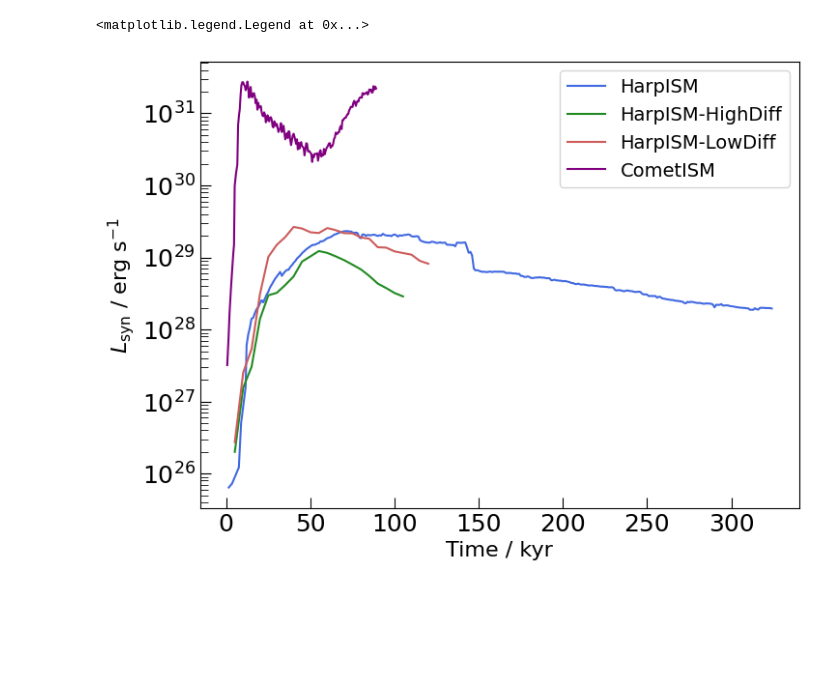
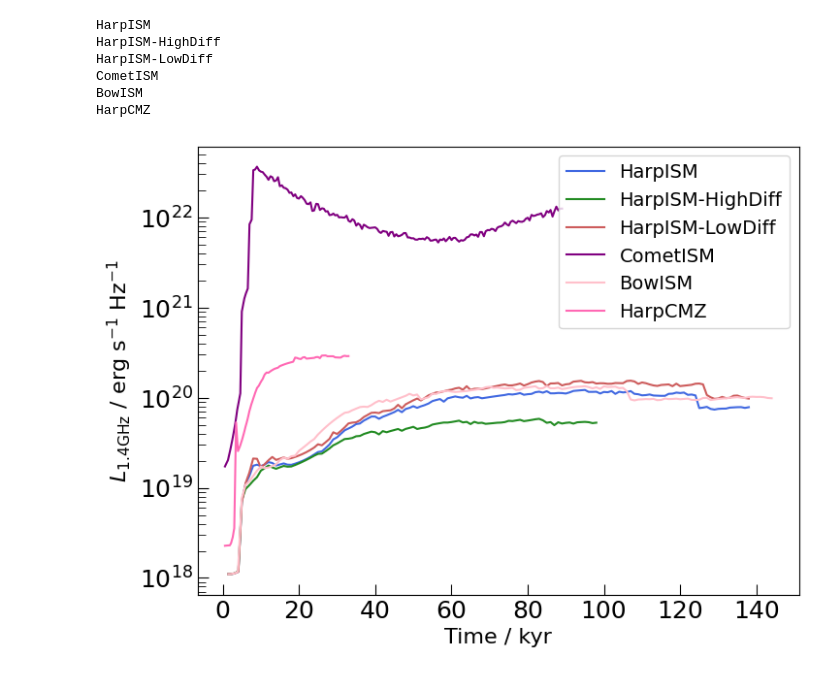
Before and after one commit to kwat0308/crbowshock_analysis_tools, a Jupyter notebook: calculate_CR_properties/2_plot_results/plot_luminosities.ipynb, the cells around one changed output. Cells and saved outputs as stored; diff of their text form; code cells hidden in the pictures; blank space fills up the shorter version.

```diff
--- a/calculate_CR_properties/2_plot_results/plot_luminosities.ipynb
+++ b/calculate_CR_properties/2_plot_results/plot_luminosities.ipynb
@@ -13,29 +13,45 @@ import astropy.constants as const
 # %%
 fig_tseries, ax_tseries = plt.subplots(figsize=(8,6))
 
+synch_freq = 1.4 * u.GHz  # choice of synchrotron frequency
+
 for i, sim_name in enumerate(list(bowshock_config.keys())):
+    print(sim_name)
 
 # write data to h5py file
     with h5py.File(f"{data_dir}/emission_data.h5", "r") as pf:
         times = pf[sim_name]["times"][()]
+        synch_freq_grid = pf[sim_name]["synch_freq"][()] * u.GHz
+
         synch_lum = pf[sim_name]["synch_lum"][()] * (u.erg / u.s / u.Hz)
 
-    ax_tseries.semilogy(times, (synch_lum * (1.28 * u.GHz)).to(u.erg / u.s), color=bowshock_config[sim_name]["color"], label=bowshock_config[sim_name]["sim_label"])
+    synch_freq_idx = np.digitize(synch_freq, synch_freq_grid, right=True)
+    synch_lum = synch_lum[:,synch_freq_idx]
+
+    times = times[synch_lum > 0]
+    synch_lum = synch_lum[synch_lum > 0]
+
+    ax_tseries.semilogy(times, synch_lum, color=bowshock_config[sim_name]["color"], label=sim_name)
 
 ax_tseries.set_xlabel("Time / kyr", fontsize=16)
-ax_tseries.set_ylabel(r"$L_\mathrm{syn}$ / erg s$^{-1}$", fontsize=16)
+ax_tseries.set_ylabel(r"$L_\mathrm{1.4 GHz}$ / erg s$^{-1}$ Hz$^{-1}$", fontsize=16)
 
 # ylimits
 # ax_tseries.set_ylim(ymin=1e18, ymax=1e23)
 
 # ticks
 ax_tseries.tick_params(axis='both', direction="in", which='major', size=8, labelsize=18)
 ax_tseries.tick_params(axis='both', direction="in", which='minor', size=6, labelsize=16)
 
 ax_tseries.legend(prop={"size":14})
 
 # save
-# fig_tseries.savefig(f"{fig_dir}/synch/synch_lum_timeseries.pdf", bbox_inches="tight", dpi=300)
+fig_tseries.savefig(f"{fig_dir}/synch/synch_lum_timeseries.pdf", bbox_inches="tight", dpi=300)
 # %% [output]
-<matplotlib.legend.Legend at 0x...>
+HarpISM
+HarpISM-HighDiff
+HarpISM-LowDiff
+CometISM
+BowISM
+HarpCMZ
-[figure, old version]
+[figure, new version]
```
Also changed, not shown: parts of 6 cells of this notebook, 8 other files.
